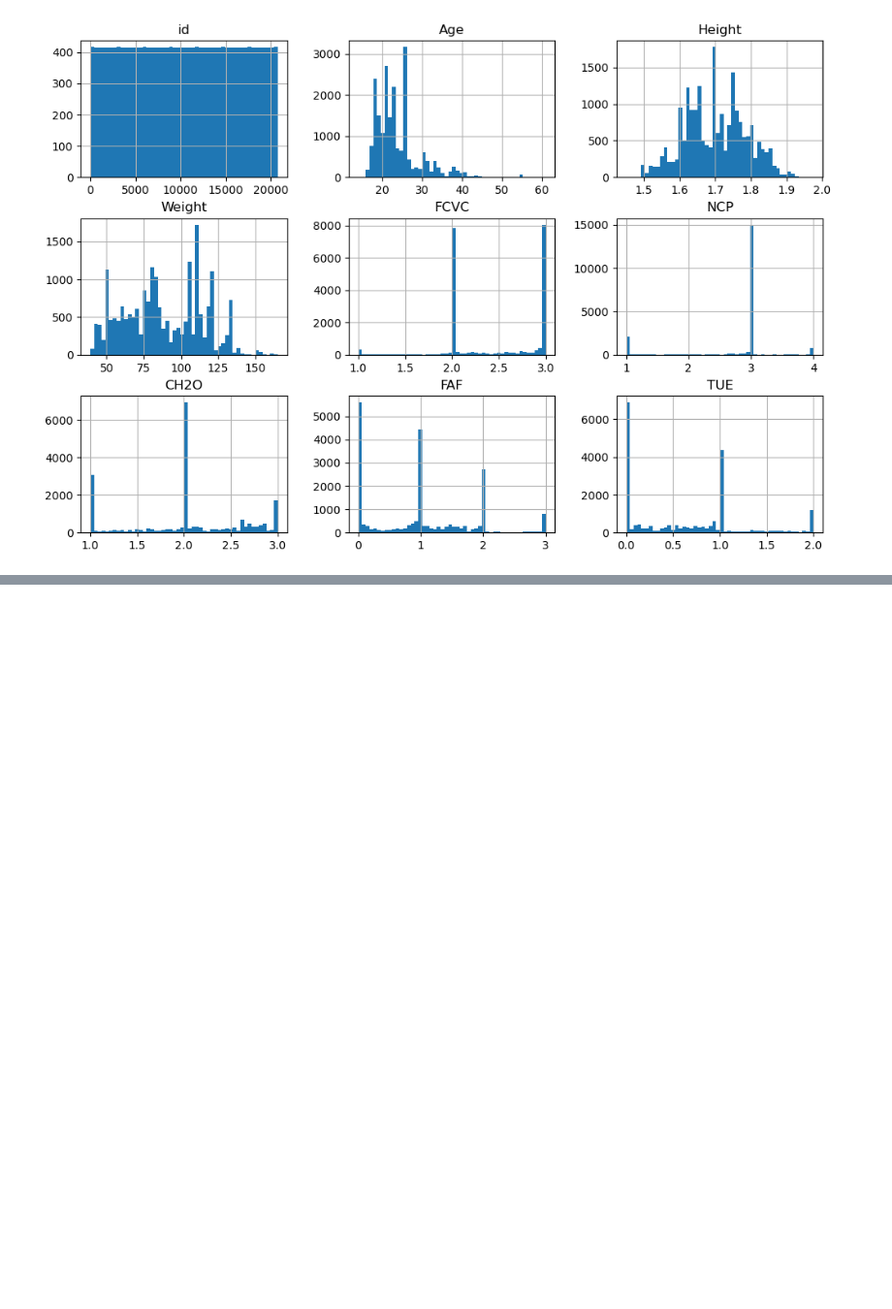
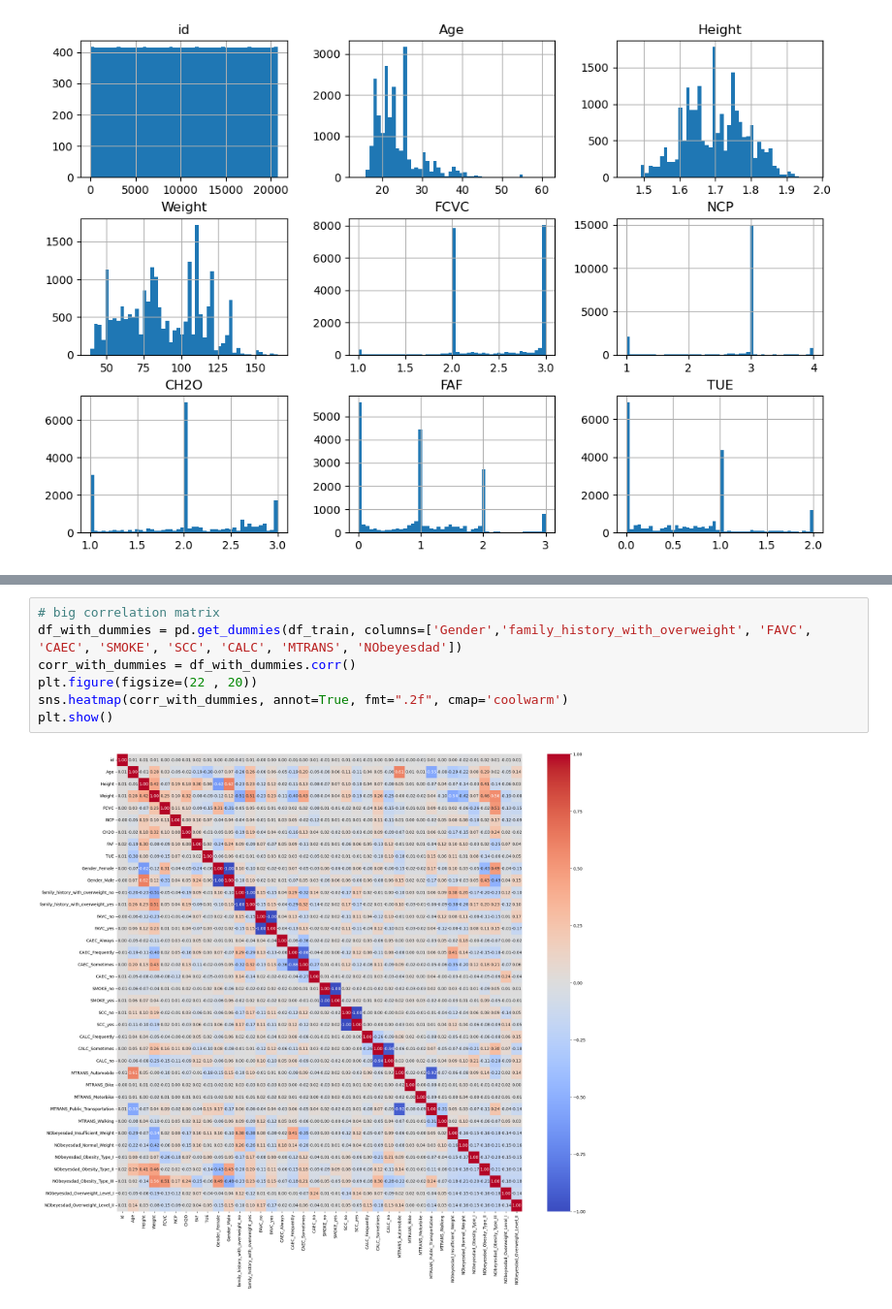
Before and after one commit to mailmezorro/playground-series-s4e2, a Jupyter notebook: main.ipynb, the cells around one changed output, grey strips where cells are left out. Shown at 97% size. Drawn from its saved outputs; the diff is of its cells as text; blank space fills up the shorter version.

```diff
--- a/main.ipynb
+++ b/main.ipynb
@@ -108,0 +156,9 @@ plt.show()
+# %%
+# big correlation matrix
+df_with_dummies = pd.get_dummies(df_train, columns=['Gender','family_history_with_overweight', 'FAVC', 'CAEC', 'SMOKE', 'SCC', 'CALC', 'MTRANS', 'NObeyesdad'])
+corr_with_dummies = df_with_dummies.corr()
+plt.figure(figsize=(22 , 20))
+sns.heatmap(corr_with_dummies, annot=True, fmt=".2f", cmap='coolwarm')
+plt.show()
+# %% [output]
+[figure, added]
```
Also changed, not shown: parts of 5 cells of this notebook.
